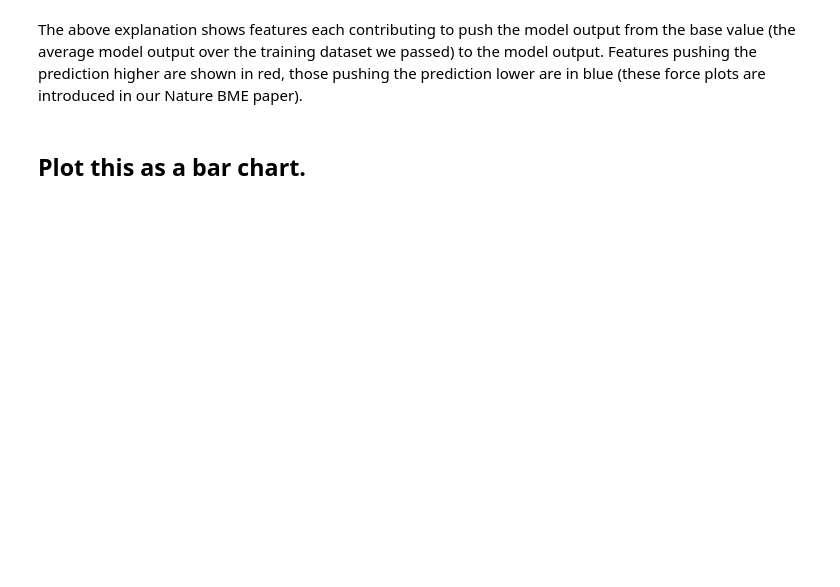
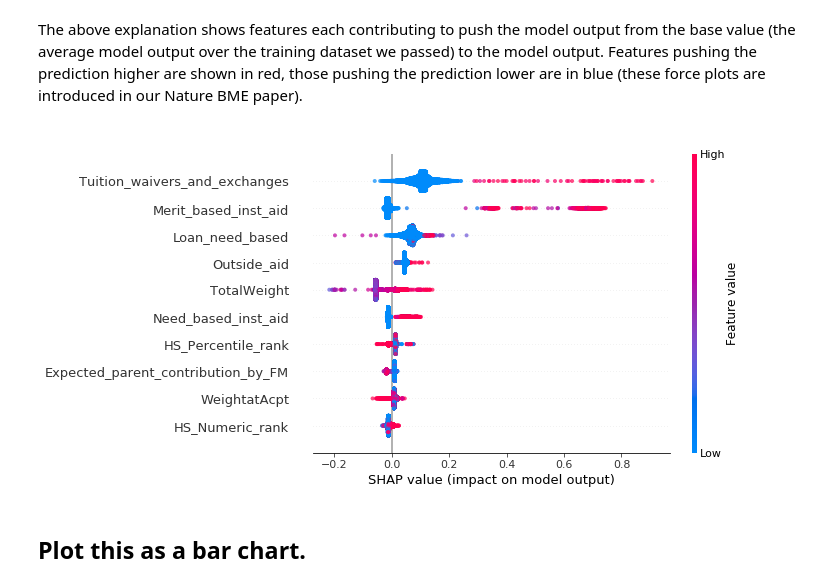
Before and after one commit to stibbs1998/Siena-Admissions-Internship, a Jupyter notebook: notebooks/014-st-feature_importance.ipynb, the cells around one changed output. Drawn from its saved outputs; the diff is of its cells as text; code cells hidden in the pictures; blank space fills up the shorter version.

```diff
--- a/notebooks/014-st-feature_importance.ipynb
+++ b/notebooks/014-st-feature_importance.ipynb
@@ -78,10 +88,13 @@ shap.force_plot(explainer.expected_value, shap_values[0,:], X.iloc[0,:])
 # %% [markdown]
 The above explanation shows features each contributing to push the model output from the base value (the average model output over the training dataset we passed) to the model output. Features pushing the prediction higher are shown in red, those pushing the prediction lower are in blue (these force plots are introduced in our Nature BME paper).
 # %%
-sum_plot = shap.summary_plot(shap_values, X, max_display=10, show=False,
+sum_plot = shap.summary_plot(shap_values, X, max_display=10, show=True, alpha=0.7,
                   plot_type='dot')
-plt.tight_layout()
-plt.savefig("../reports/figures/feature_importance/shapley_summary.png")
+
+# plt.tight_layout()
+# plt.savefig("../reports/figures/feature_importance/shapley_summary.png")
+# %% [output]
+[figure, added]
 # %% [markdown]
 ## Plot this as a bar chart.
 # %%
```
Also changed, not shown: parts of 9 cells of this notebook.
